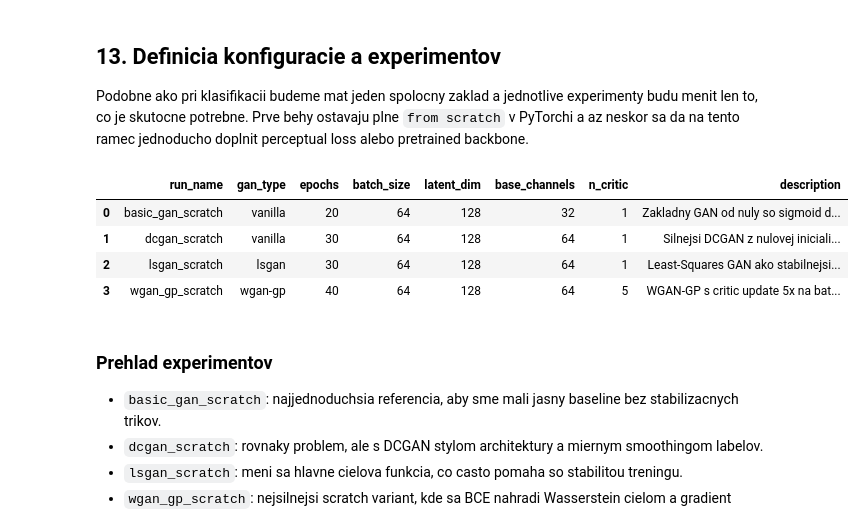
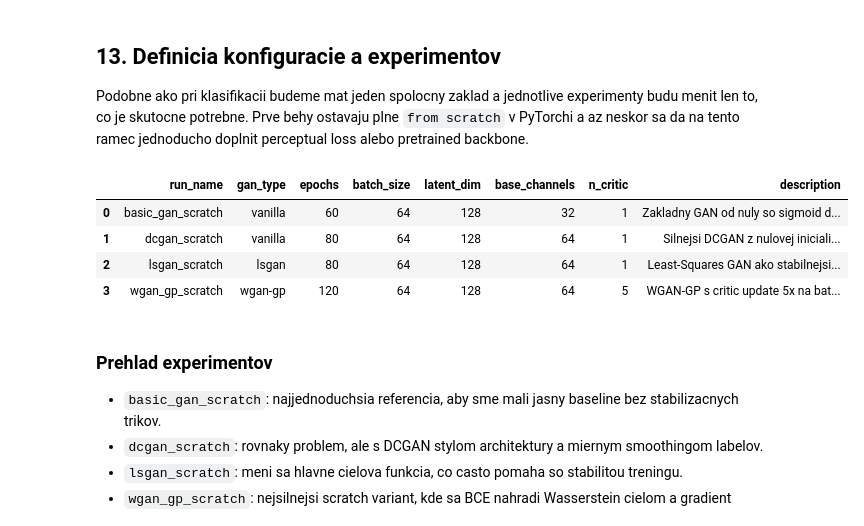
Before and after one commit to Lui105/Neuronove_siete, a Jupyter notebook: Gan.ipynb, the cells around one changed output. Drawn from its saved outputs; the diff is of its cells as text; code cells hidden in the pictures.

```diff
--- a/Gan.ipynb
+++ b/Gan.ipynb
@@ -581,13 +584,13 @@ Podobne ako pri klasifikacii budeme mat jeden spolocny zaklad a jednotlive exper
 # %%
 GAN_BASE_CONFIG = {
     'project': 'NSIETE_GAN_Malaria',
-    'entity': os.getenv('WANDB_ENTITY') or None,
+    'entity': 'lui-vitarius-slovak-university-of-technology',
     'seed': 42,
     'data': {
         'selected_classes': CLASSES,
         'target_size': 128,
         'batch_size': 64,
-        'num_workers': 0,
+        'num_workers': 4,
         'shuffle': True,
         'drop_last': True,
         'horizontal_flip': True,
@@ -600,6 +603,9 @@ GAN_BASE_CONFIG = {
         'discriminator_batchnorm': True,
         'discriminator_dropout': 0.0,
         'leaky_relu_slope': 0.2,
+        'conditional': True,
+        'num_classes': len(CLASSES),
+        'class_names': CLASSES,
     },
     'optimization': {
         'gan_type': 'vanilla',
@@ -704,37 +710,38 @@ EXPERIMENTS = [
             'n_critic': 5,
             'gradient_penalty_lambda': 10.0,
             'd_lr': 1e-4,
             'g_lr': 1e-4,
             'betas': (0.0, 0.9),
         },
         trainer={
             'epochs': 120,
             'checkpoint_every': 5,
         },
     ),
 ]
 
 experiment_overview = pd.DataFrame([
     {
         'run_name': cfg['run_name'],
         'gan_type': cfg['optimization']['gan_type'],
         'epochs': cfg['trainer']['epochs'],
         'batch_size': cfg['data']['batch_size'],
         'latent_dim': cfg['model']['latent_dim'],
         'base_channels': cfg['model']['base_channels'],
+        'conditional': cfg['model'].get('conditional', False),
         'n_critic': cfg['optimization']['n_critic'],
         'description': cfg['description'],
     }
     for cfg in EXPERIMENTS
 ])
 
 experiment_overview
 # %% [output]
 |  | run_name | gan_type | epochs | batch_size | latent_dim | base_channels | n_critic | description |
-| 0 | basic_gan_scratch | vanilla | 20 | 64 | 128 | 32 | 1 | Zakladny GAN od nuly so sigmoid d... |
-| 1 | dcgan_scratch | vanilla | 30 | 64 | 128 | 64 | 1 | Silnejsi DCGAN z nulovej iniciali... |
-| 2 | lsgan_scratch | lsgan | 30 | 64 | 128 | 64 | 1 | Least-Squares GAN ako stabilnejsi... |
-| 3 | wgan_gp_scratch | wgan-gp | 40 | 64 | 128 | 64 | 5 | WGAN-GP s critic update 5x na bat... |
+| 0 | basic_gan_scratch | vanilla | 60 | 64 | 128 | 32 | 1 | Zakladny GAN od nuly so sigmoid d... |
+| 1 | dcgan_scratch | vanilla | 80 | 64 | 128 | 64 | 1 | Silnejsi DCGAN z nulovej iniciali... |
+| 2 | lsgan_scratch | lsgan | 80 | 64 | 128 | 64 | 1 | Least-Squares GAN ako stabilnejsi... |
+| 3 | wgan_gp_scratch | wgan-gp | 120 | 64 | 128 | 64 | 5 | WGAN-GP s critic update 5x na bat... |
 # %% [markdown]
 ### Prehlad experimentov
 
```
Also changed, not shown: parts of 14 cells of this notebook, 1 other file.
